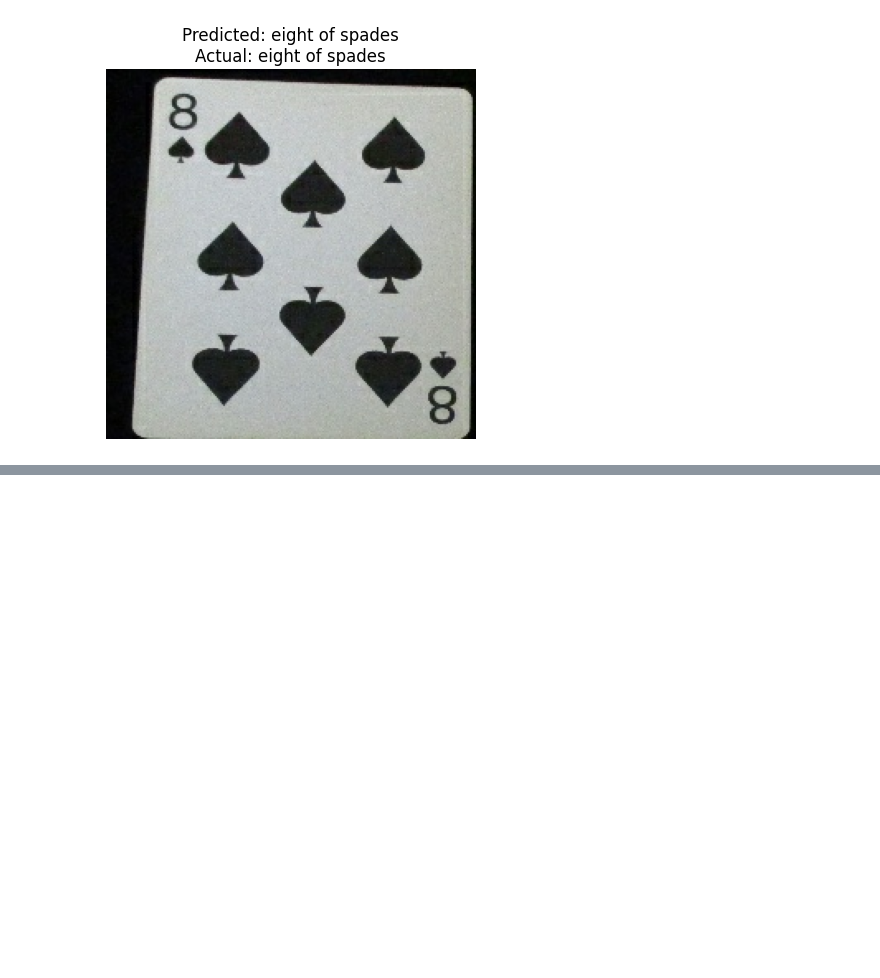
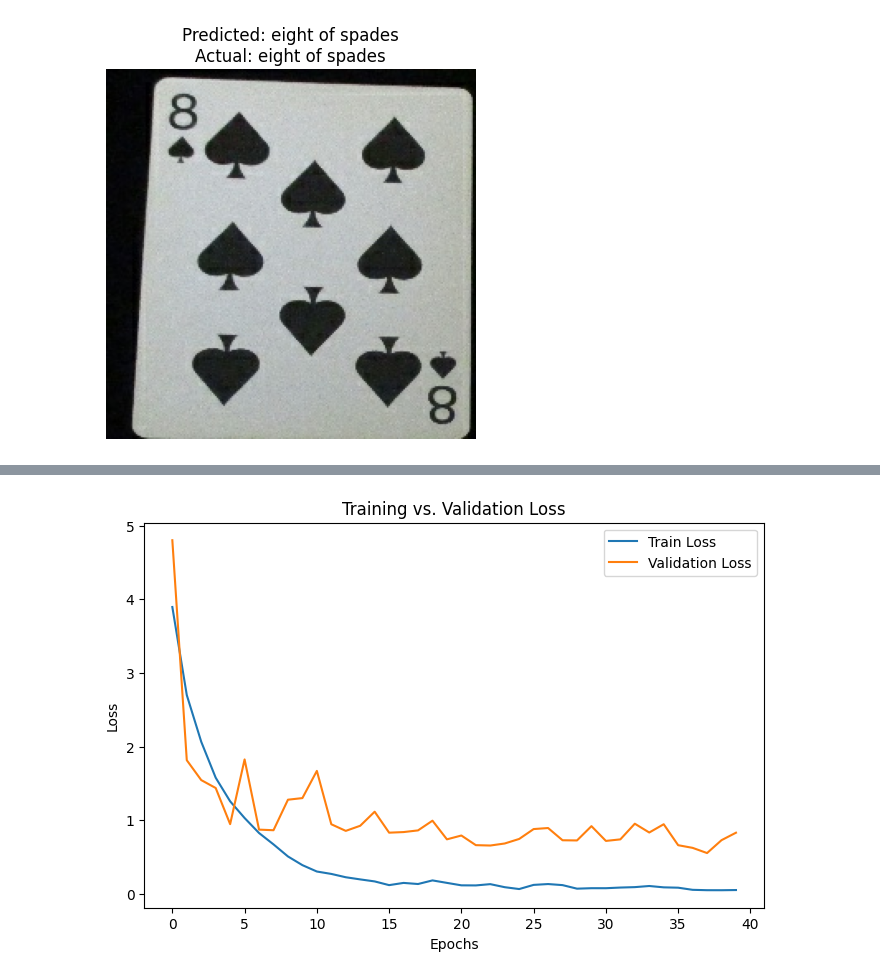
Before and after one commit to kcv-if/kcvanguard-workshop-2025, a Jupyter notebook: day-3/train/kcvanguard-day-3.ipynb, the cells around one changed output, grey strips where cells are left out. Drawn from its saved outputs; the diff is of its cells as text; code cells hidden in the pictures; blank space fills up the shorter version.

Commit message:
feat: improve accuracy

```diff
--- a/day-3/train/kcvanguard-day-3.ipynb
+++ b/day-3/train/kcvanguard-day-3.ipynb
@@ -303,0 +470,12 @@ model.save("model.h5")
+# %%
+from tensorflow.keras.applications import EfficientNetB0
+
+model = EfficientNetB0(
+    include_top=True,
+    weights=None,
+    classes=len(class_names),
+    input_shape=(224, 224, 3),
+)
+model.compile(optimizer="adam", loss="categorical_crossentropy", metrics=["accuracy"])
+
+model.summary()
@@ -303,0 +504,6 @@ model.save("model.h5")
+# %%
+history = model.fit(
+    train_generator,
+    validation_data=valid_generator,
+    epochs=40,  # Adjust as needed
+)
@@ -303,0 +529,18 @@ model.save("model.h5")
+# %%
+import matplotlib.pyplot as plt
+
+# Get loss values from history
+train_loss = history.history['loss']
+val_loss = history.history['val_loss']
+
+# Plot
+plt.figure(figsize=(8, 5))
+plt.plot(train_loss, label="Train Loss")
+plt.plot(val_loss, label="Validation Loss")
+plt.xlabel("Epochs")
+plt.ylabel("Loss")
+plt.title("Training vs. Validation Loss")
+plt.legend()
+plt.show()
+# %% [output]
+[figure, added]
```
Also changed, not shown: parts of 13 cells of this notebook, 2 other files.
